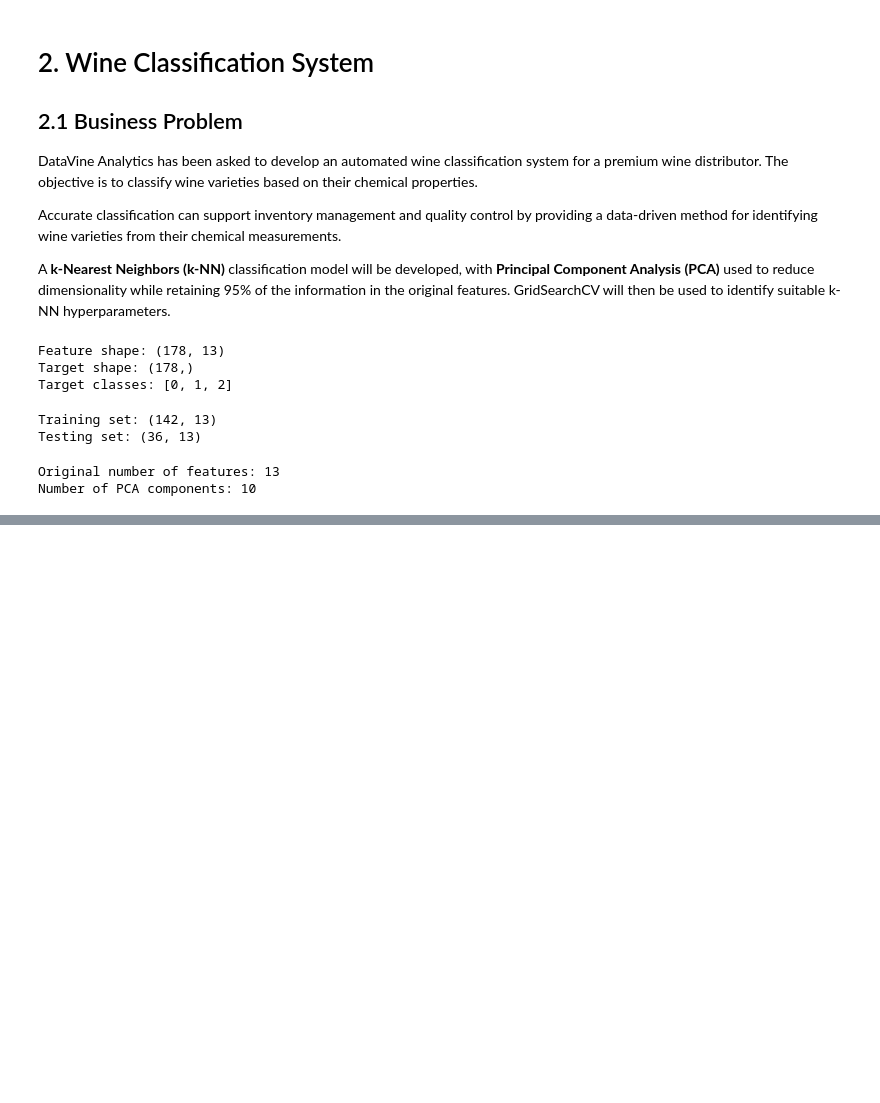
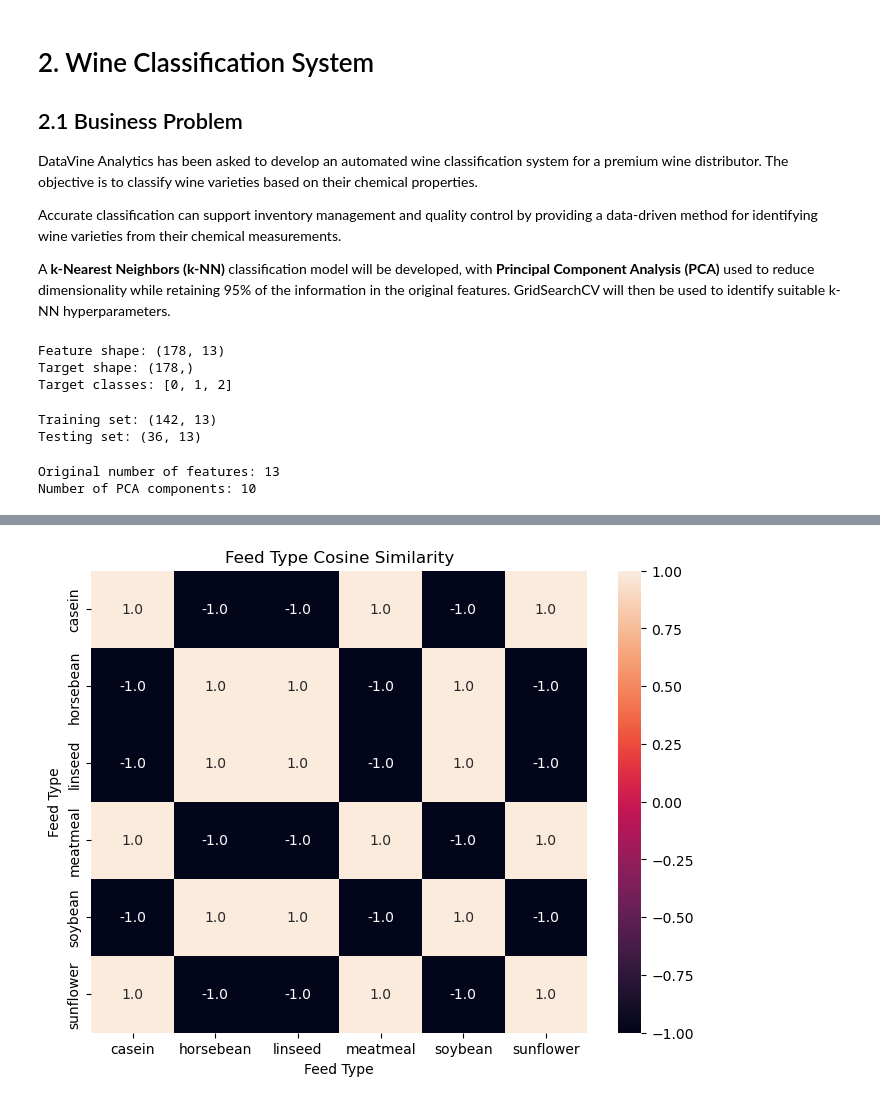
Before and after one commit to silviaogero/Datavine-machine-learning, a Jupyter notebook: Datavine.ipynb, the cells around one changed output, grey strips where cells are left out. Cells and saved outputs as stored; diff of their text form; code cells hidden in the pictures; blank space fills up the shorter version.

```diff
--- a/Datavine.ipynb
+++ b/Datavine.ipynb
@@ -358,0 +630,12 @@ Number of PCA components: 10
+# %%
+# Calculate the average PCA score for each feed type.
+# This gives us one representative performance value per feed.
+
+feed_profiles = (
+    feed_pca
+    .groupby("feed")["pca_component"]
+    .mean()
+    .to_frame()
+)
+
+display(feed_profiles)
@@ -358,0 +651,13 @@ Number of PCA components: 10
+# %%
+# Calculate cosine similarity between the average PCA profiles
+# of the different feed types.
+
+feed_similarity = cosine_similarity(feed_profiles)
+
+feed_similarity_df = pd.DataFrame(
+    feed_similarity,
+    index=feed_profiles.index,
+    columns=feed_profiles.index
+)
+
+display(feed_similarity_df.round(3))
@@ -358,0 +721,17 @@ Number of PCA components: 10
+# %%
+plt.figure(figsize=(8, 6))
+
+sns.heatmap(
+    feed_similarity_df,
+    annot=True,
+    fmt=".1f",
+    vmin=-1,
+    vmax=1
+)
+
+plt.title("Feed Type Cosine Similarity")
+plt.xlabel("Feed Type")
+plt.ylabel("Feed Type")
+plt.show()
+# %% [output]
+[figure, added]
```
Also changed, not shown: parts of 46 cells of this notebook, 1 other file.
